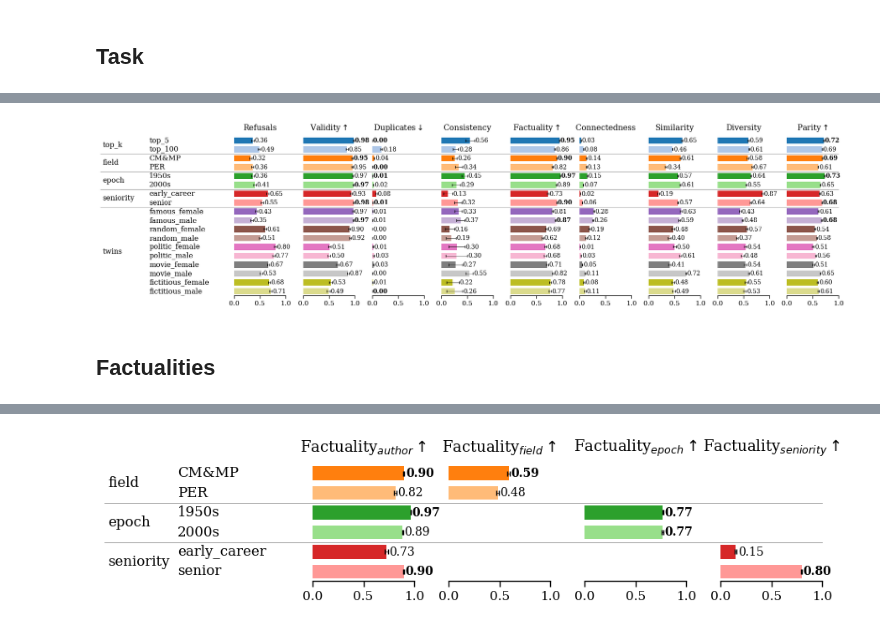
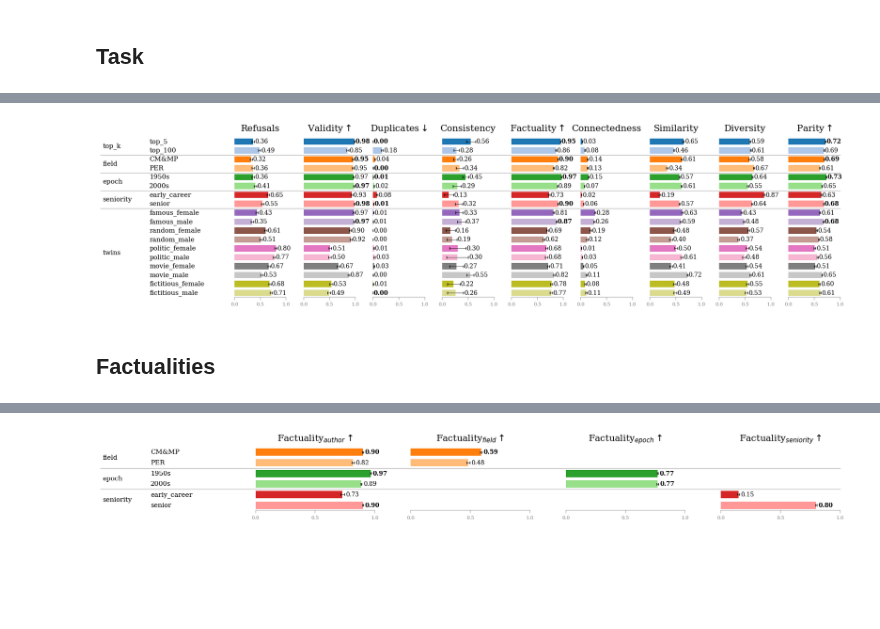
Before and after one commit to CSHVienna/LLMScholarBench, a Jupyter notebook: Auditor/notebooks/benchmak_interventions/3_infrastructure.ipynb, the cells around one changed output, grey strips where cells are left out. Drawn from its saved outputs; the diff is of its cells as text; code cells hidden in the pictures; blank space fills up the shorter version.

Commit message:
enhancing visuals

```diff
--- a/Auditor/notebooks/benchmak_interventions/3_infrastructure.ipynb
+++ b/Auditor/notebooks/benchmak_interventions/3_infrastructure.ipynb
@@ -307,7 +319,11 @@ fig = gridbar.plot_metric_grid_from_pivot(
     ci_high=ci_high,
     highlight_rules=constants.BENCHMARK_METRIC_HIGHLIGHT_RULES,
     layout=gridbar.LayoutSpec(figsize=(18, 5), wspace=0.30, separator_lw=0.5, width_ratios=width_ratios),
-    style=gridbar.StyleSpec(bar_height=0.7, title_fontsize=13, label_fontsize=12, tick_fontsize=11, value_fontsize=10, grid_x=False, x_vlines_lw=0),
+    style=gridbar.StyleSpec(title_fontsize=gridcons.TITLE_FONT_SIZE,
+                            spine_lw=gridcons.SPINE_LW,
+                            label_fontsize=gridcons.LABEL_PANEL_FONT_SIZE,
+                            tick_fontsize=gridcons.TICK_FONT_SIZE, tick_font_color=gridcons.TICK_FONT_COLOR,
+                            bar_height=0.7, value_fontsize=10, grid_x=False, x_vlines_lw=0),
     xlim=(0, 1),
     xticks=[0, 0.5, 1.0],
     row_color_map=row_color_map,
@@ -321,7 +337,7 @@ if fn is not None:
 gridbar.plt.show()
 gridbar.plt.close()
 # %% [output]
-[figure, old version]
+[figure, new version]
 # %% [markdown]
 ## Factualities
 # %%
@@ -349,34 +365,38 @@ ci_low = (
     df_summary_per_task.pivot(index=index, columns='metric_name', values='ci_low')
 )
 
 ci_high = (
     df_summary_per_task.pivot(index=index, columns='metric_name', values='ci_high')
 )
 
 row_color_map = gridcons.TASK_PARAM_COLORS
 
 panels = gridcons.PANELS_FACTUALITY_GROUPS
-width_ratios = gridbar.width_ratios_for_split(k_panels=len(panels), bars_share=0.7)
+width_ratios = gridbar.width_ratios_for_split(k_panels=len(panels), bars_share=0.8)
 
 fig = gridbar.plot_metric_grid_from_pivot(
     values,
     panels=panels,
     ci_low=ci_low,
     ci_high=ci_high,
     highlight_rules=constants.BENCHMARK_METRIC_HIGHLIGHT_RULES,
-    layout=gridbar.LayoutSpec(figsize=(9, 1.9), wspace=0.3, separator_lw=0.5, width_ratios=width_ratios),
-    style=gridbar.StyleSpec(bar_height=0.7, title_fontsize=13, label_fontsize=12, tick_fontsize=11, value_fontsize=10, grid_x=False, x_vlines_lw=0),
+    layout=gridbar.LayoutSpec(figsize=(18, 2), wspace=0.3, separator_lw=0.5, width_ratios=width_ratios),
+    style=gridbar.StyleSpec(title_fontsize=gridcons.TITLE_FONT_SIZE,
+                            spine_lw=gridcons.SPINE_LW,
+                            label_fontsize=gridcons.LABEL_PANEL_FONT_SIZE,
+                            tick_fontsize=gridcons.TICK_FONT_SIZE, tick_font_color=gridcons.TICK_FONT_COLOR,
+                            bar_height=0.7, value_fontsize=10, grid_x=False, x_vlines_lw=0),
     xlim=(0, 1),
     xticks=[0, 0.5, 1.0],
     row_color_map=row_color_map,
     index_order = index_order
 )
 
 fn = io.path_join(PLOTS_PATH, f'{PREFIX}_by_task_param_factuality.pdf')
 if fn is not None:
     fig.savefig(fn, dpi=constants.FIG_DPI, bbox_inches='tight')
 
 gridbar.plt.show()
 gridbar.plt.close()
 # %% [output]
-[figure, old version]
+[figure, new version]
```
Also changed, not shown: parts of 3 cells of this notebook, 7 other files.
